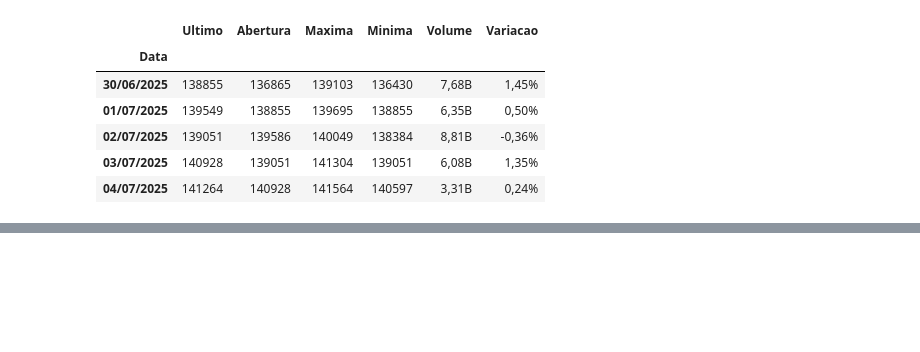
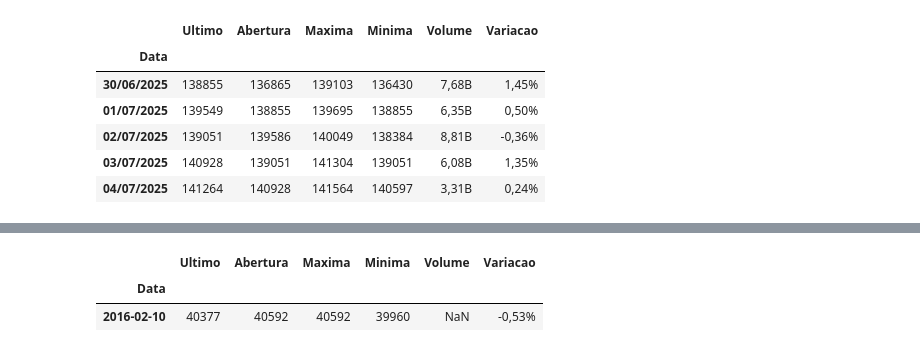
Before and after one commit to RicardViana/fiap-Machine-Learning-and-Time-Series, a Jupyter notebook: tech_challenge_fase_2.ipynb, the cells around one changed output, grey strips where cells are left out. Drawn from its saved outputs; the diff is of its cells as text; code cells hidden in the pictures; blank space fills up the shorter version.

```diff
--- a/tech_challenge_fase_2.ipynb
+++ b/tech_challenge_fase_2.ipynb
@@ -137,0 +167,8 @@ RangeIndex(start=0, stop=7555, step=1)
+# %%
+# Verificando os registros que estão nulos
+# Como para o nosso projeto esse campo Volume não é util, vamos manter esse registro
+dados_origem[dados_origem.isnull().any(axis=1)]
+# %% [output]
+|  | Ultimo | Abertura | Maxima | Minima | Volume | Variacao |
+| Data |  |  |  |  |  |  |
+| 2016-02-10 | 40377 | 40592 | 40592 | 39960 | NaN | -0,53% |
```
Also changed, not shown: parts of 6 cells of this notebook.
